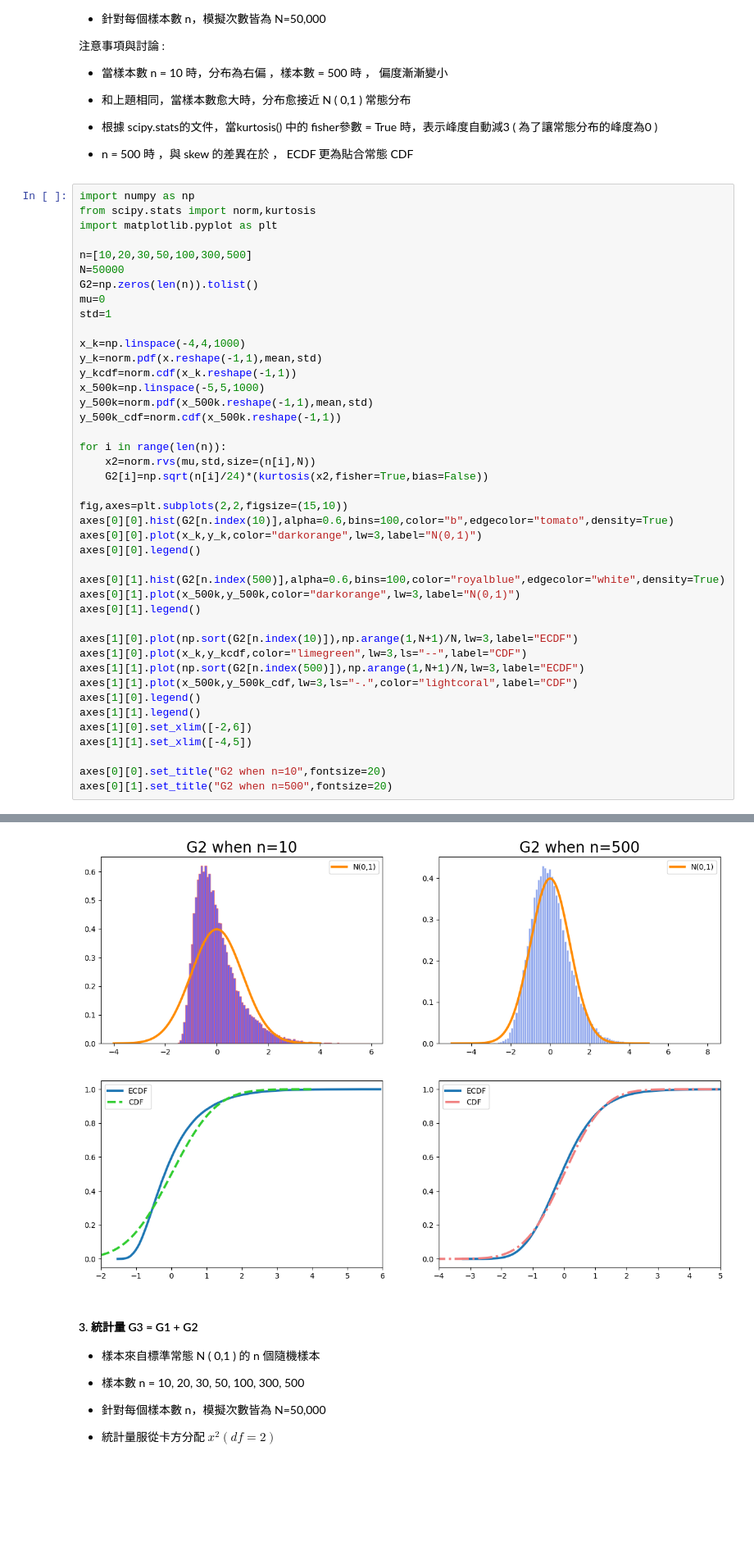
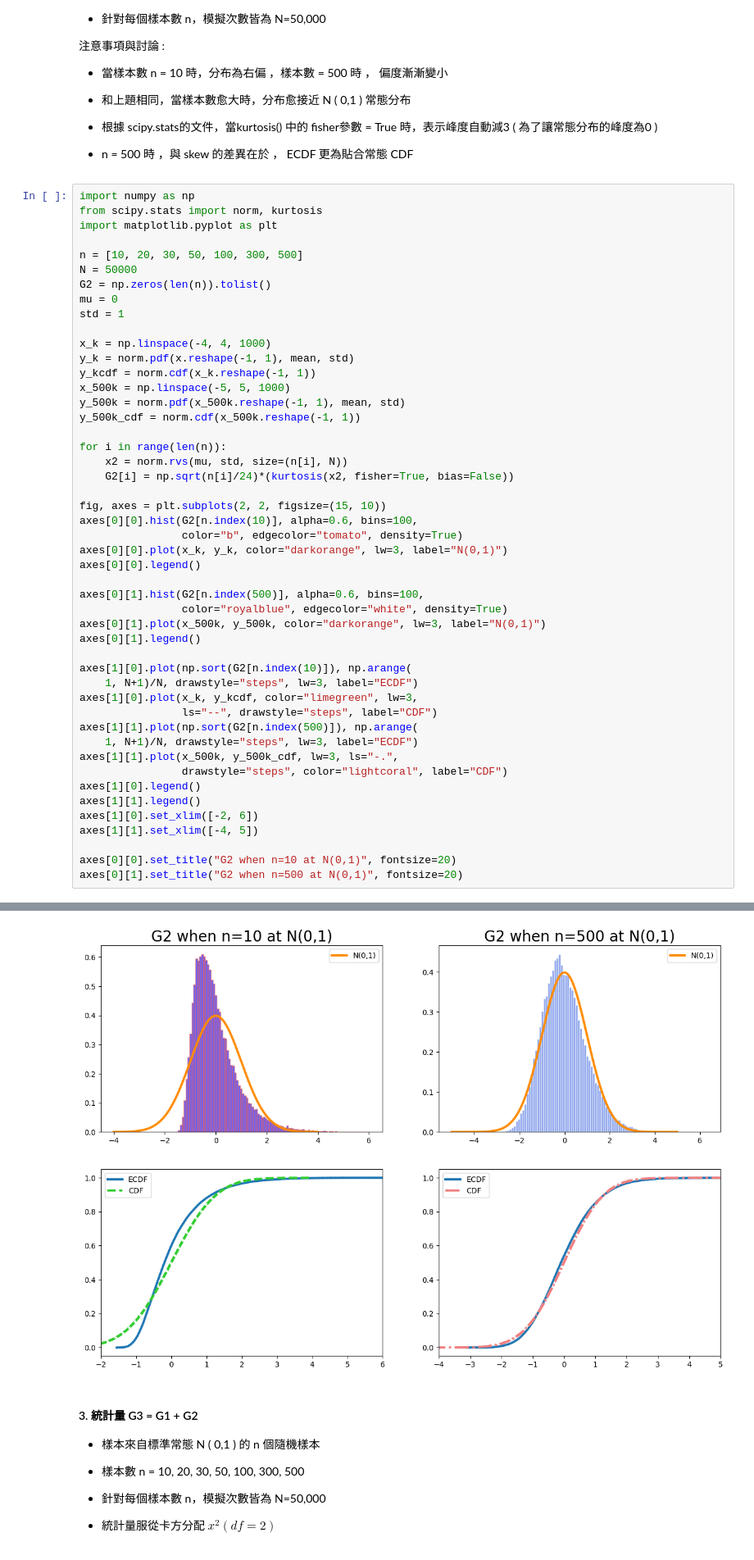
Before and after one commit to Simmonslin/PyStatistics, a Jupyter notebook: 410977095_hw4.ipynb, the cells around one changed output, grey strips where cells are left out. Shown: that part at 82% size. Saved outputs shown, nothing was run; the diff lists cells and outputs as text; blank space fills up the shorter version.

```diff
--- a/410977095_hw4.ipynb
+++ b/410977095_hw4.ipynb
@@ -98,44 +109,50 @@ Text(0.5, 1.0, 'G1 when n=500')
 - n = 500 時 ，與 skew 的差異在於 ， ECDF 更為貼合常態 CDF
 # %%
 import numpy as np
-from scipy.stats import norm,kurtosis
+from scipy.stats import norm, kurtosis
 import matplotlib.pyplot as plt
 
-n=[10,20,30,50,100,300,500]
-N=50000
-G2=np.zeros(len(n)).tolist()
-mu=0
-std=1
+n = [10, 20, 30, 50, 100, 300, 500]
+N = 50000
+G2 = np.zeros(len(n)).tolist()
+mu = 0
+std = 1
 
-x_k=np.linspace(-4,4,1000)
-y_k=norm.pdf(x.reshape(-1,1),mean,std)
-y_kcdf=norm.cdf(x_k.reshape(-1,1))
-x_500k=np.linspace(-5,5,1000)
-y_500k=norm.pdf(x_500k.reshape(-1,1),mean,std)
-y_500k_cdf=norm.cdf(x_500k.reshape(-1,1))
+x_k = np.linspace(-4, 4, 1000)
+y_k = norm.pdf(x.reshape(-1, 1), mean, std)
+y_kcdf = norm.cdf(x_k.reshape(-1, 1))
+x_500k = np.linspace(-5, 5, 1000)
+y_500k = norm.pdf(x_500k.reshape(-1, 1), mean, std)
+y_500k_cdf = norm.cdf(x_500k.reshape(-1, 1))
 
 for i in range(len(n)):
-    x2=norm.rvs(mu,std,size=(n[i],N))
-    G2[i]=np.sqrt(n[i]/24)*(kurtosis(x2,fisher=True,bias=False))
+    x2 = norm.rvs(mu, std, size=(n[i], N))
+    G2[i] = np.sqrt(n[i]/24)*(kurtosis(x2, fisher=True, bias=False))
 
-fig,axes=plt.subplots(2,2,figsize=(15,10))
-axes[0][0].hist(G2[n.index(10)],alpha=0.6,bins=100,color="b",edgecolor="tomato",density=True)
-axes[0][0].plot(x_k,y_k,color="darkorange",lw=3,label="N(0,1)")
+fig, axes = plt.subplots(2, 2, figsize=(15, 10))
+axes[0][0].hist(G2[n.index(10)], alpha=0.6, bins=100,
+                color="b", edgecolor="tomato", density=True)
+axes[0][0].plot(x_k, y_k, color="darkorange", lw=3, label="N(0,1)")
 axes[0][0].legend()
 
-axes[0][1].hist(G2[n.index(500)],alpha=0.6,bins=100,color="royalblue",edgecolor="white",density=True)
-axes[0][1].plot(x_500k,y_500k,color="darkorange",lw=3,label="N(0,1)")
+axes[0][1].hist(G2[n.index(500)], alpha=0.6, bins=100,
+                color="royalblue", edgecolor="white", density=True)
+axes[0][1].plot(x_500k, y_500k, color="darkorange", lw=3, label="N(0,1)")
 axes[0][1].legend()
 
-axes[1][0].plot(np.sort(G2[n.index(10)]),np.arange(1,N+1)/N,lw=3,label="ECDF")
-axes[1][0].plot(x_k,y_kcdf,color="limegreen",lw=3,ls="--",label="CDF")
-axes[1][1].plot(np.sort(G2[n.index(500)]),np.arange(1,N+1)/N,lw=3,label="ECDF")
-axes[1][1].plot(x_500k,y_500k_cdf,lw=3,ls="-.",color="lightcoral",label="CDF")
+axes[1][0].plot(np.sort(G2[n.index(10)]), np.arange(
+    1, N+1)/N, drawstyle="steps", lw=3, label="ECDF")
+axes[1][0].plot(x_k, y_kcdf, color="limegreen", lw=3,
+                ls="--", drawstyle="steps", label="CDF")
+axes[1][1].plot(np.sort(G2[n.index(500)]), np.arange(
+    1, N+1)/N, drawstyle="steps", lw=3, label="ECDF")
+axes[1][1].plot(x_500k, y_500k_cdf, lw=3, ls="-.",
+                drawstyle="steps", color="lightcoral", label="CDF")
 axes[1][0].legend()
 axes[1][1].legend()
-axes[1][0].set_xlim([-2,6])
-axes[1][1].set_xlim([-4,5])
+axes[1][0].set_xlim([-2, 6])
+axes[1][1].set_xlim([-4, 5])
 
-axes[0][0].set_title("G2 when n=10",fontsize=20)
-axes[0][1].set_title("G2 when n=500",fontsize=20)
+axes[0][0].set_title("G2 when n=10 at N(0,1)", fontsize=20)
+axes[0][1].set_title("G2 when n=500 at N(0,1)", fontsize=20)
 # %% [output]
@@ -143,4 +160,4 @@ Text(0.5, 1.0, 'G2 when n=500')
-[figure, old version]
+[figure, new version]
 # %% [markdown]
 #### 3. 統計量 G3 = G1 + G2
 
```
Also changed, not shown: parts of 8 cells of this notebook, 2 other files.
